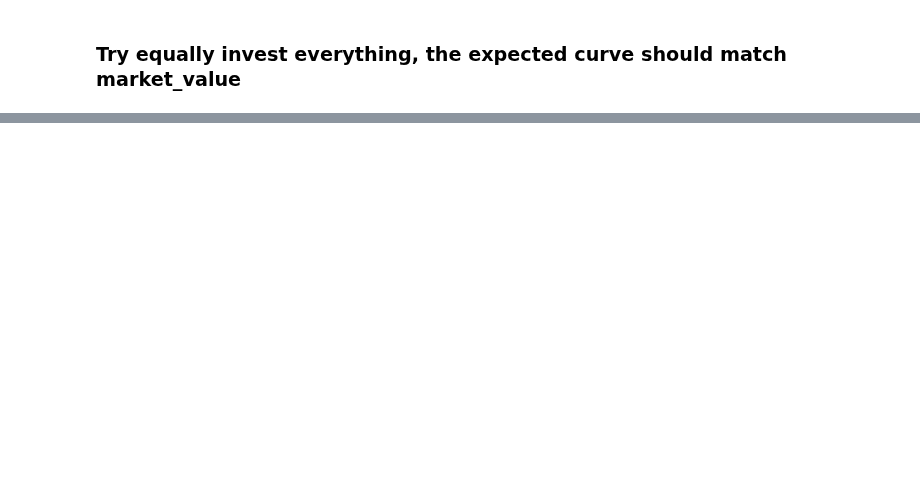
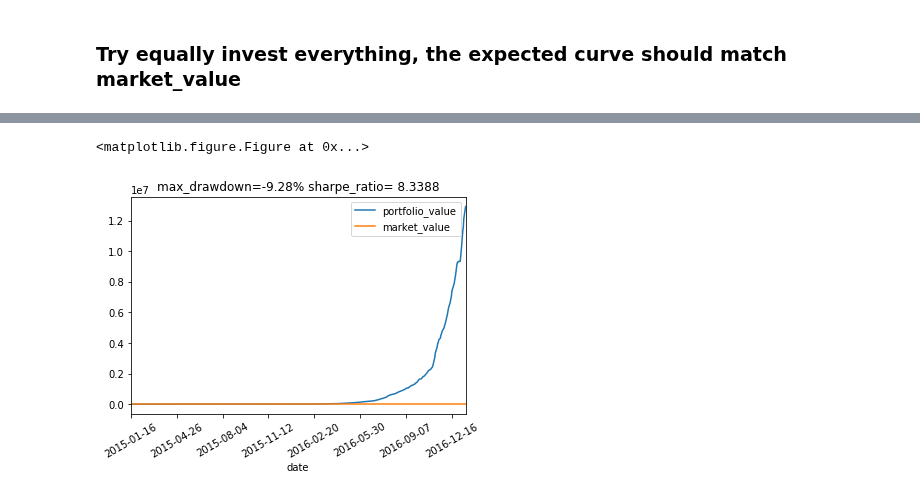
Before and after one commit to vermouth1992/drl-portfolio-management, a Jupyter notebook: src/data_visualization.ipynb, the cells around one changed output, grey strips where cells are left out. Drawn from its saved outputs; the diff is of its cells as text; code cells hidden in the pictures; blank space fills up the shorter version.

```diff
--- a/src/data_visualization.ipynb
+++ b/src/data_visualization.ipynb
@@ -94,0 +92,18 @@ env.render()
+# %%
+# optimal action
+env = PortfolioEnv(history, abbreviation, trading_cost=0.0)
+observation, info = env.reset()
+done = False
+while not done:
+    current_action = np.zeros((history.shape[0] + 1,))
+    next_obs = info['next_obs']
+    next_obs = next_obs[:, 3] / next_obs[:, 0]
+    next_obs = np.insert(next_obs, 0, 1, axis=0)
+    current_action[np.argmax(next_obs)] = 1.0
+    observation, reward, done, info = env.step(current_action)
+    assert (observation[:, -1, 3] / observation[:, -1, 0] - next_obs).sum() == 0.0
+    assert reward >= 0.0
+env.render()
+# %% [output]
+<matplotlib.figure.Figure at 0x...>
+[figure, added]
```
Also changed, not shown: parts of 7 cells of this notebook, 1 other file.
